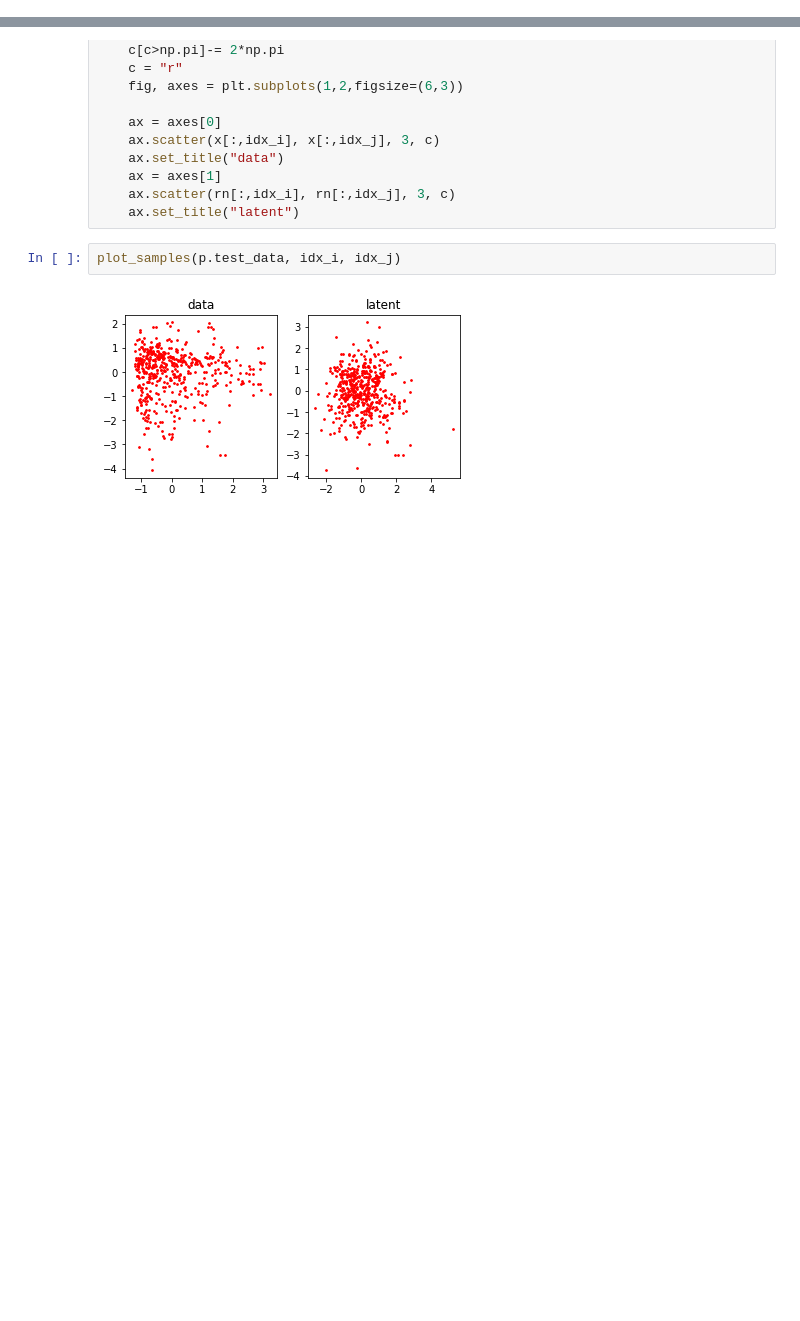
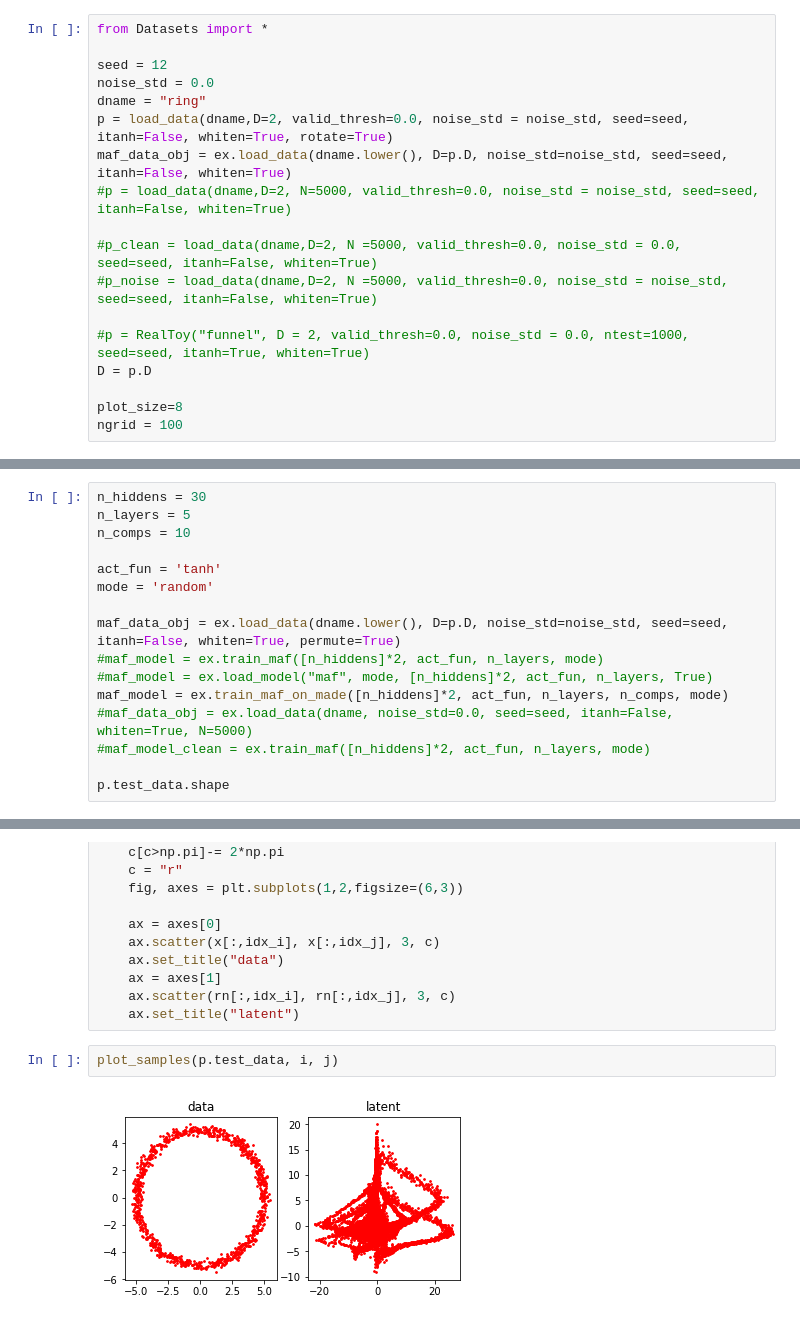
Before and after one commit to kevin-w-li/deep-kexpfam, a Jupyter notebook: training_demo.ipynb, the cells around one changed output, grey strips where cells are left out. Saved outputs shown, nothing was run; the diff lists cells and outputs as text; blank space fills up the shorter version.

```diff
--- a/training_demo.ipynb
+++ b/training_demo.ipynb
@@ -381,0 +27,18 @@ MMD_3_Sample_Test(p.test_data[:nsample], maf_samples, samples, computeMMDs=True)
+# %%
+from Datasets import *
+
+seed = 12
+noise_std = 0.0
+dname = "ring"
+p = load_data(dname,D=2, valid_thresh=0.0, noise_std = noise_std, seed=seed, itanh=False, whiten=True, rotate=True)
+maf_data_obj = ex.load_data(dname.lower(), D=p.D, noise_std=noise_std, seed=seed, itanh=False, whiten=True)
+#p = load_data(dname,D=2, N=5000, valid_thresh=0.0, noise_std = noise_std, seed=seed, itanh=False, whiten=True)
+
+#p_clean = load_data(dname,D=2, N =5000, valid_thresh=0.0, noise_std = 0.0, seed=seed, itanh=False, whiten=True)
+#p_noise = load_data(dname,D=2, N =5000, valid_thresh=0.0, noise_std = noise_std, seed=seed, itanh=False, whiten=True)
+
+#p = RealToy("funnel", D = 2, valid_thresh=0.0, noise_std = 0.0, ntest=1000, seed=seed, itanh=True, whiten=True)
+D = p.D
+
+plot_size=8
+ngrid = 100
@@ -403,0 +287,16 @@ fig = sns.pairplot(sample_df, hue="source", size=2.5, diag_kind="kde", kind="sca
+# %%
+n_hiddens = 30
+n_layers = 5
+n_comps = 10
+
+act_fun = 'tanh'
+mode = 'random'
+
+maf_data_obj = ex.load_data(dname.lower(), D=p.D, noise_std=noise_std, seed=seed, itanh=False, whiten=True, permute=True)
+#maf_model = ex.train_maf([n_hiddens]*2, act_fun, n_layers, mode)
+#maf_model = ex.load_model("maf", mode, [n_hiddens]*2, act_fun, n_layers, True)
+maf_model = ex.train_maf_on_made([n_hiddens]*2, act_fun, n_layers, n_comps, mode)
+#maf_data_obj = ex.load_data(dname, noise_std=0.0, seed=seed, itanh=False, whiten=True, N=5000)
+#maf_model_clean = ex.train_maf([n_hiddens]*2, act_fun, n_layers, mode)
+
+p.test_data.shape
@@ -417,7 +415,7 @@ def plot_samples(x, idx_i, idx_j):
     ax.scatter(rn[:,idx_i], rn[:,idx_j], 3, c)
     ax.set_title("latent")
 # %%
-plot_samples(p.test_data, idx_i, idx_j)
+plot_samples(p.test_data, i, j)
 # %% [output]
-[figure, old version]
+[figure, new version]
 # %%
```
Also changed, not shown: parts of 51 cells of this notebook, 6 other files.
